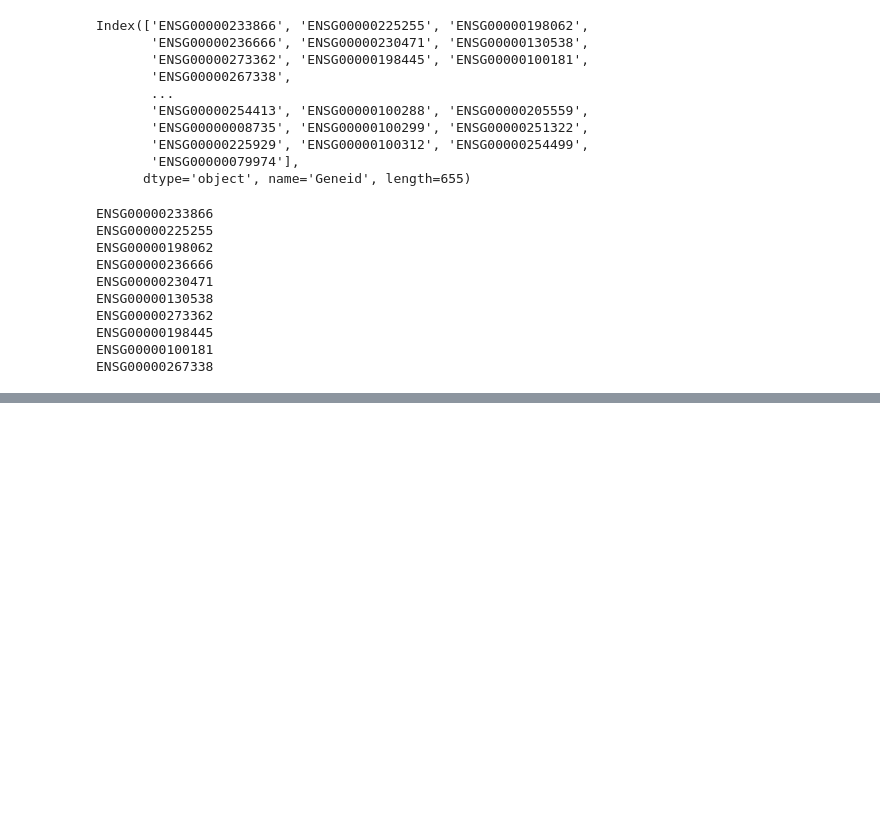
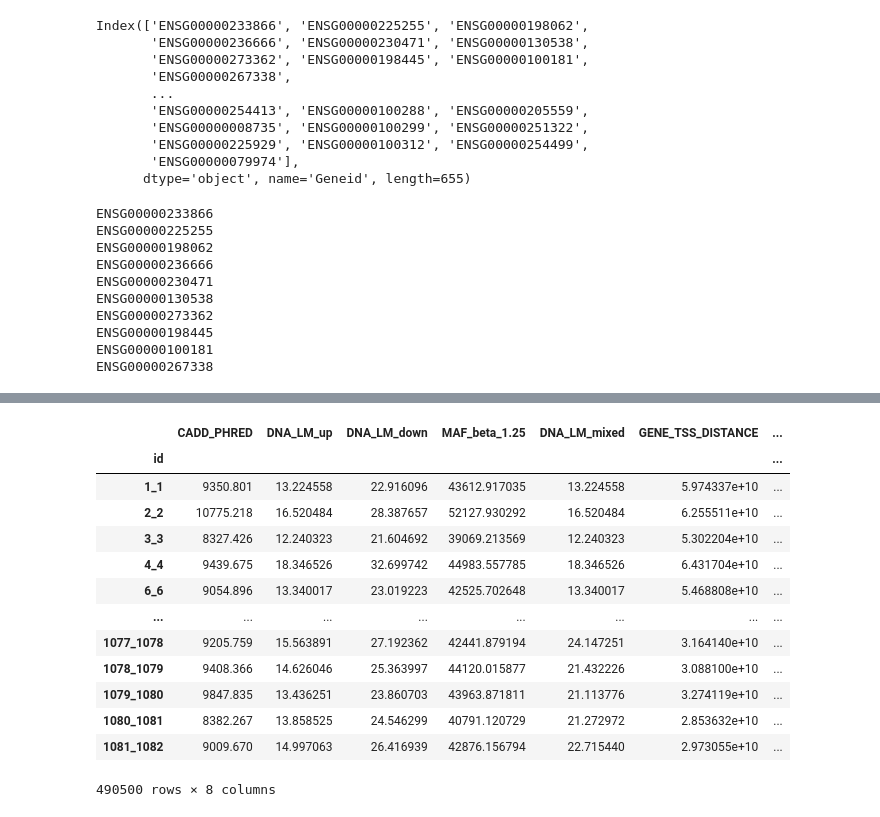
Before and after one commit to theislab/cellink, a Jupyter notebook: docs/notebooks/burden_testing_mai.ipynb, the cells around one changed output, grey strips where cells are left out. Cells and saved outputs as stored; diff of their text form; code cells hidden in the pictures; blank space fills up the shorter version.

```diff
--- a/docs/notebooks/burden_testing_mai.ipynb
+++ b/docs/notebooks/burden_testing_mai.ipynb
@@ -822,0 +900,19 @@ collections.OrderedDict
+# %%
+burdens_500_path = base_data_dir / "output/burdens/chr22_all_burdens_test_500_genes.parquet"
+burdens_500 = pd.read_parquet(burdens_500_path)
+burdens_500
+# %% [output]
+|  | CADD_PHRED | DNA_LM_up | DNA_LM_down | MAF_beta_1.25 | DNA_LM_mixed | GENE_TSS_DISTANCE | ... |
+| id |  |  |  |  |  |  | ... |
+| 1_1 | 9350.801 | 13.224558 | 22.916096 | 43612.917035 | 13.224558 | 5.974337e+10 | ... |
+| 2_2 | 10775.218 | 16.520484 | 28.387657 | 52127.930292 | 16.520484 | 6.255511e+10 | ... |
+| 3_3 | 8327.426 | 12.240323 | 21.604692 | 39069.213569 | 12.240323 | 5.302204e+10 | ... |
+| 4_4 | 9439.675 | 18.346526 | 32.699742 | 44983.557785 | 18.346526 | 6.431704e+10 | ... |
+| 6_6 | 9054.896 | 13.340017 | 23.019223 | 42525.702648 | 13.340017 | 5.468808e+10 | ... |
+| ... | ... | ... | ... | ... | ... | ... | ... |
+| 1077_1078 | 9205.759 | 15.563891 | 27.192362 | 42441.879194 | 24.147251 | 3.164140e+10 | ... |
+| 1078_1079 | 9408.366 | 14.626046 | 25.363997 | 44120.015877 | 21.432226 | 3.088100e+10 | ... |
+| 1079_1080 | 9847.835 | 13.436251 | 23.860703 | 43963.871811 | 21.113776 | 3.274119e+10 | ... |
+| 1080_1081 | 8382.267 | 13.858525 | 24.546299 | 40791.120729 | 21.272972 | 2.853632e+10 | ... |
+| 1081_1082 | 9009.670 | 14.997063 | 26.416939 | 42876.156794 | 22.715440 | 2.973055e+10 | ... |
+490500 rows × 8 columns
```
Also changed, not shown: parts of 19 cells of this notebook, 1 other file.
